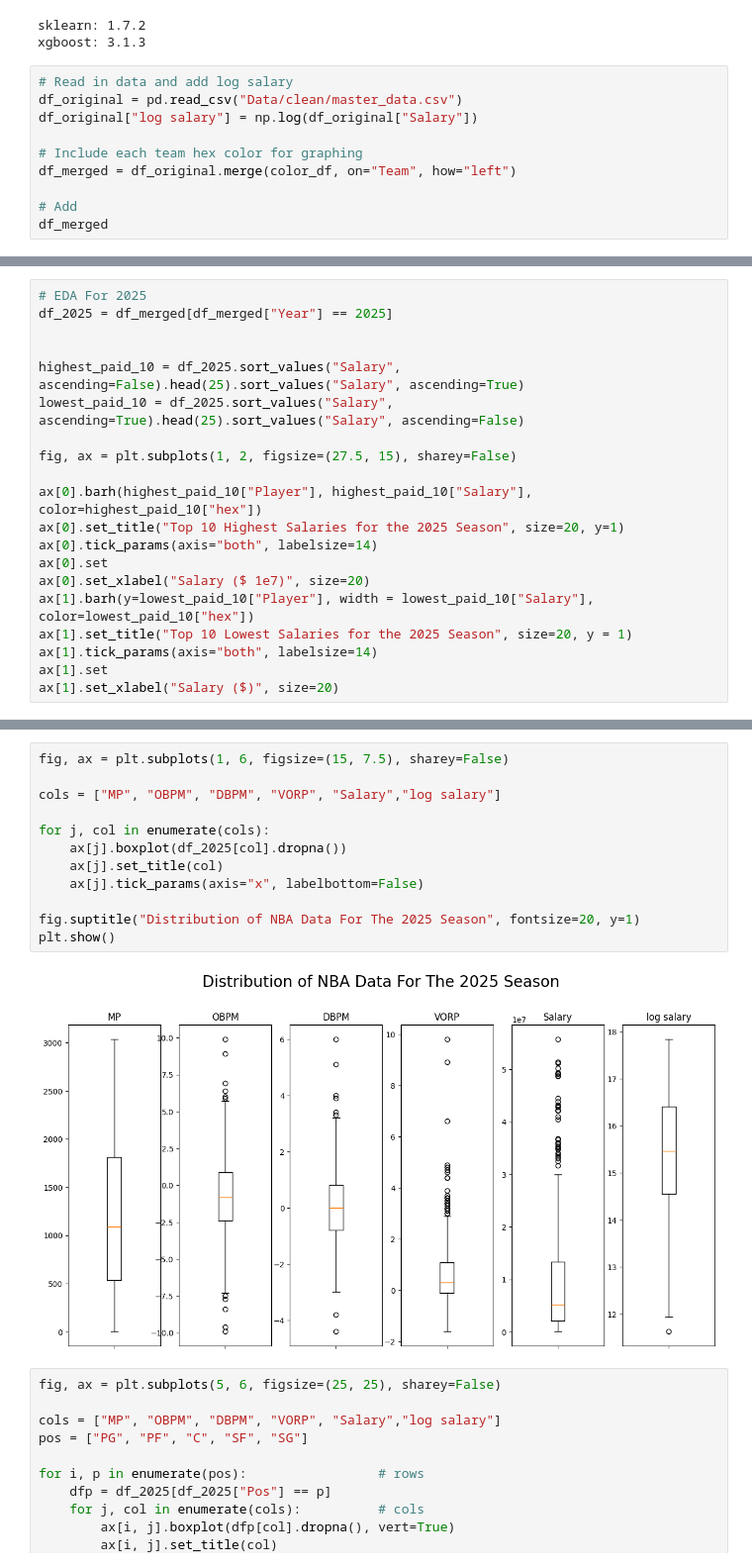
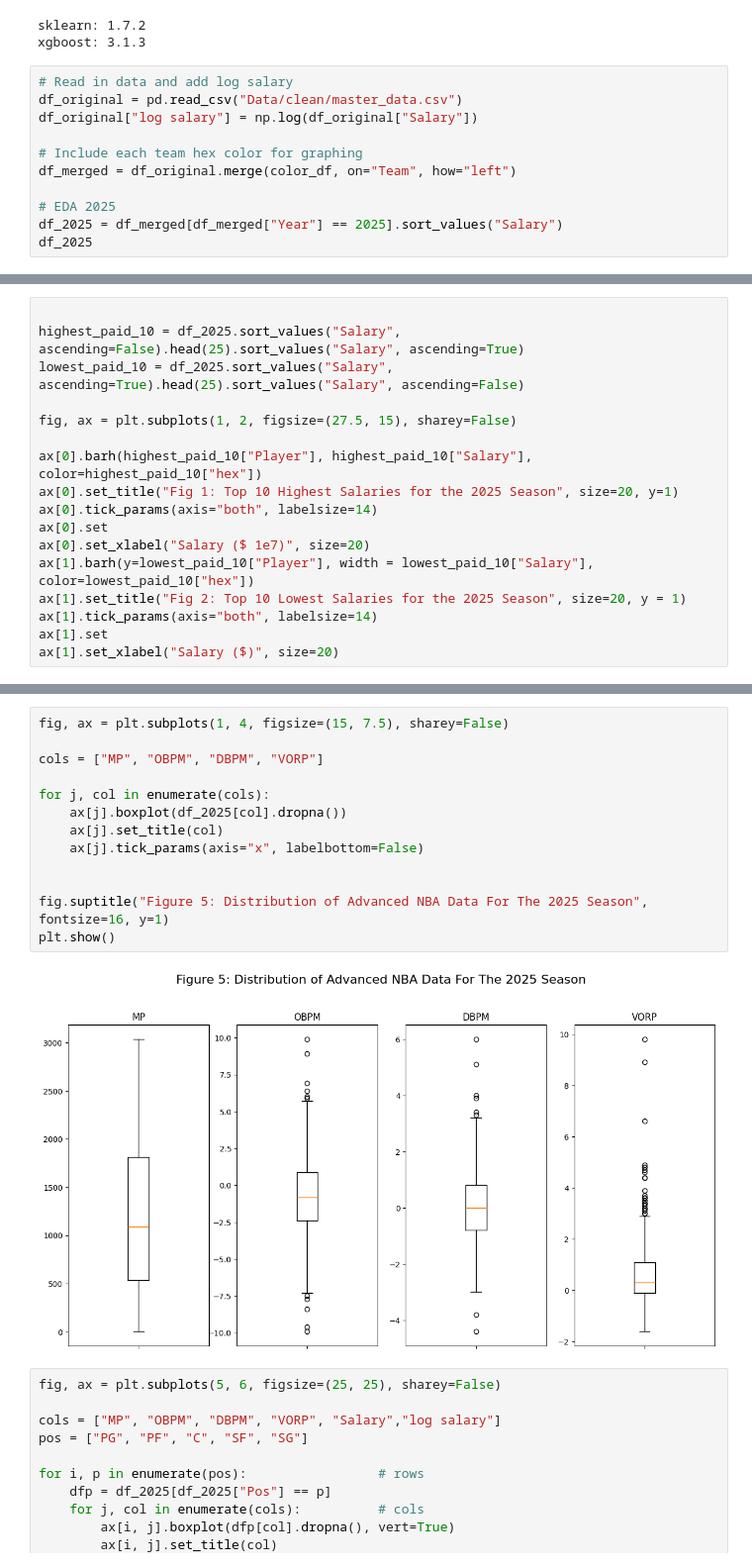
Before and after one commit to jhatch3/NBA-Salary-Minning, a Jupyter notebook: NBA-Salary/main.ipynb, the cells around one changed output, grey strips where cells are left out. Shown at 99% size. Drawn from its saved outputs; the diff is of its cells as text.

```diff
--- a/NBA-Salary/main.ipynb
+++ b/NBA-Salary/main.ipynb
@@ -26,7 +26,8 @@ df_original["log salary"] = np.log(df_original["Salary"])
 # Include each team hex color for graphing
 df_merged = df_original.merge(color_df, on="Team", how="left")
 
-# Add
-df_merged
+# EDA 2025
+df_2025 = df_merged[df_merged["Year"] == 2025].sort_values("Salary")
+df_2025
 # %% [output]
 |  | Player | Player-additional | Team | MP | OBPM | DBPM | VORP | Pos | Year | Salary | ... |
@@ -45,7 +46,4 @@ df_merged
 # %%
-# EDA For 2025
-df_2025 = df_merged[df_merged["Year"] == 2025]
-
 
 highest_paid_10 = df_2025.sort_values("Salary", ascending=False).head(25).sort_values("Salary", ascending=True)
 lowest_paid_10 = df_2025.sort_values("Salary", ascending=True).head(25).sort_values("Salary", ascending=False)
@@ -53,12 +51,12 @@ lowest_paid_10 = df_2025.sort_values("Salary", ascending=True).head(25).sort_val
 fig, ax = plt.subplots(1, 2, figsize=(27.5, 15), sharey=False)
 
 ax[0].barh(highest_paid_10["Player"], highest_paid_10["Salary"], color=highest_paid_10["hex"])
-ax[0].set_title("Top 10 Highest Salaries for the 2025 Season", size=20, y=1)
+ax[0].set_title("Fig 1: Top 10 Highest Salaries for the 2025 Season", size=20, y=1)
 ax[0].tick_params(axis="both", labelsize=14)
 ax[0].set
 ax[0].set_xlabel("Salary ($ 1e7)", size=20)
 ax[1].barh(y=lowest_paid_10["Player"], width = lowest_paid_10["Salary"], color=lowest_paid_10["hex"])
-ax[1].set_title("Top 10 Lowest Salaries for the 2025 Season", size=20, y = 1)
+ax[1].set_title("Fig 2: Top 10 Lowest Salaries for the 2025 Season", size=20, y = 1)
 ax[1].tick_params(axis="both", labelsize=14)
 ax[1].set
 ax[1].set_xlabel("Salary ($)", size=20)
@@ -131,17 +121,18 @@ plt.show()
 # %%
-fig, ax = plt.subplots(1, 6, figsize=(15, 7.5), sharey=False)
+fig, ax = plt.subplots(1, 4, figsize=(15, 7.5), sharey=False)
 
-cols = ["MP", "OBPM", "DBPM", "VORP", "Salary","log salary"]
+cols = ["MP", "OBPM", "DBPM", "VORP"]
 
 for j, col in enumerate(cols):
     ax[j].boxplot(df_2025[col].dropna())
     ax[j].set_title(col)
     ax[j].tick_params(axis="x", labelbottom=False)
 
-fig.suptitle("Distribution of NBA Data For The 2025 Season", fontsize=20, y=1)
+
+fig.suptitle("Figure 5: Distribution of Advanced NBA Data For The 2025 Season", fontsize=16, y=1)
 plt.show()
 # %% [output]
-[figure, old version]
+[figure, new version]
 # %%
 fig, ax = plt.subplots(5, 6, figsize=(25, 25), sharey=False)
 
```
Also changed, not shown: parts of 16 cells of this notebook.
